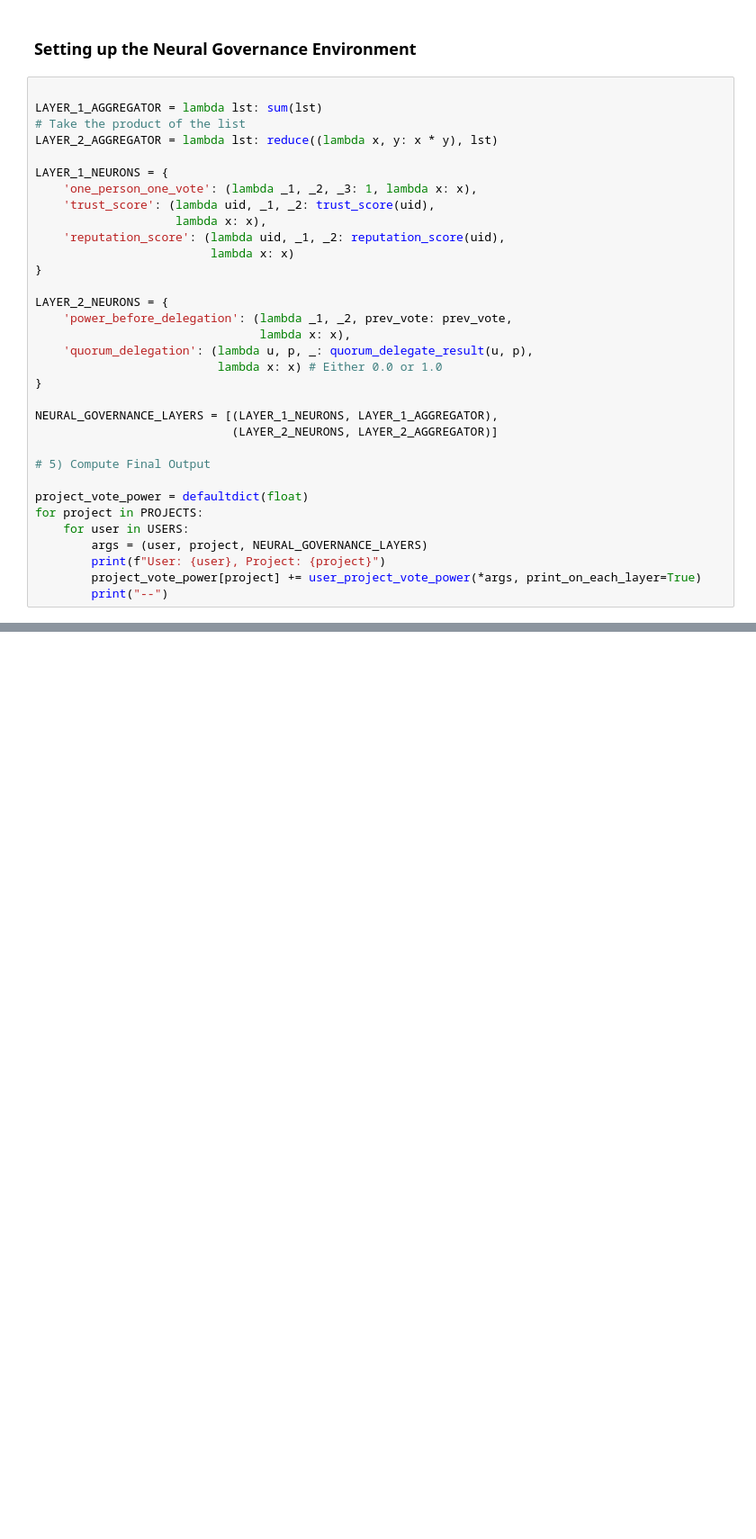
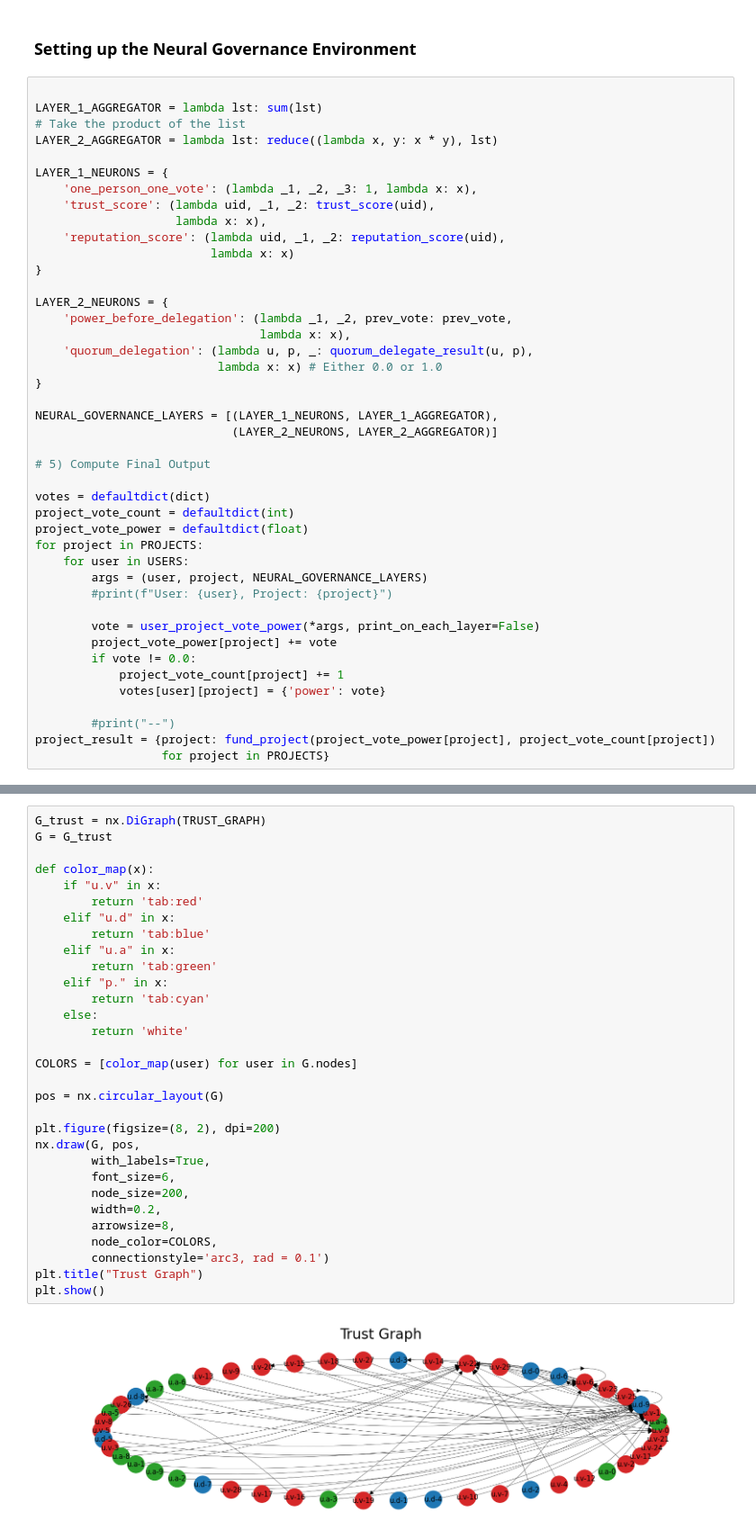
Before and after one commit to BlockScience/neural-quorum-governance, a Jupyter notebook: notebooks/proof-of-concept-demo.ipynb, the cells around one changed output, grey strips where cells are left out. Shown at 90% size. Cells and saved outputs as stored; diff of their text form; blank space fills up the shorter version.

```diff
--- a/notebooks/proof-of-concept-demo.ipynb
+++ b/notebooks/proof-of-concept-demo.ipynb
@@ -342,10 +396,20 @@ NEURAL_GOVERNANCE_LAYERS = [(LAYER_1_NEURONS, LAYER_1_AGGREGATOR),
 
 # 5) Compute Final Output
 
+votes = defaultdict(dict)
+project_vote_count = defaultdict(int)
 project_vote_power = defaultdict(float)
 for project in PROJECTS:
     for user in USERS:
         args = (user, project, NEURAL_GOVERNANCE_LAYERS)
-        print(f"User: {user}, Project: {project}")
-        project_vote_power[project] += user_project_vote_power(*args, print_on_each_layer=True)
-        print("--")
+        #print(f"User: {user}, Project: {project}")
+
+        vote = user_project_vote_power(*args, print_on_each_layer=False)
+        project_vote_power[project] += vote
+        if vote != 0.0:
+            project_vote_count[project] += 1
+            votes[user][project] = {'power': vote}
+
+        #print("--")
+project_result = {project: fund_project(project_vote_power[project], project_vote_count[project])
+                  for project in PROJECTS}
@@ -369,0 +442,33 @@ Layer 2: 0.0
+# %%
+G_trust = nx.DiGraph(TRUST_GRAPH)
+G = G_trust
+
+def color_map(x):
+    if "u.v" in x:
+        return 'tab:red'
+    elif "u.d" in x:
+        return 'tab:blue'
+    elif "u.a" in x:
+        return 'tab:green'
+    elif "p." in x:
+        return 'tab:cyan'
+    else:
+        return 'white'
+
+COLORS = [color_map(user) for user in G.nodes]
+
+pos = nx.circular_layout(G)
+
+plt.figure(figsize=(8, 2), dpi=200)
+nx.draw(G, pos,
+        with_labels=True,
+        font_size=6,
+        node_size=200,
+        width=0.2,
+        arrowsize=8,
+        node_color=COLORS,
+        connectionstyle='arc3, rad = 0.1')
+plt.title("Trust Graph")
+plt.show()
+# %% [output]
+[figure, added]
```
Also changed, not shown: parts of 13 cells of this notebook, 1 other file.
